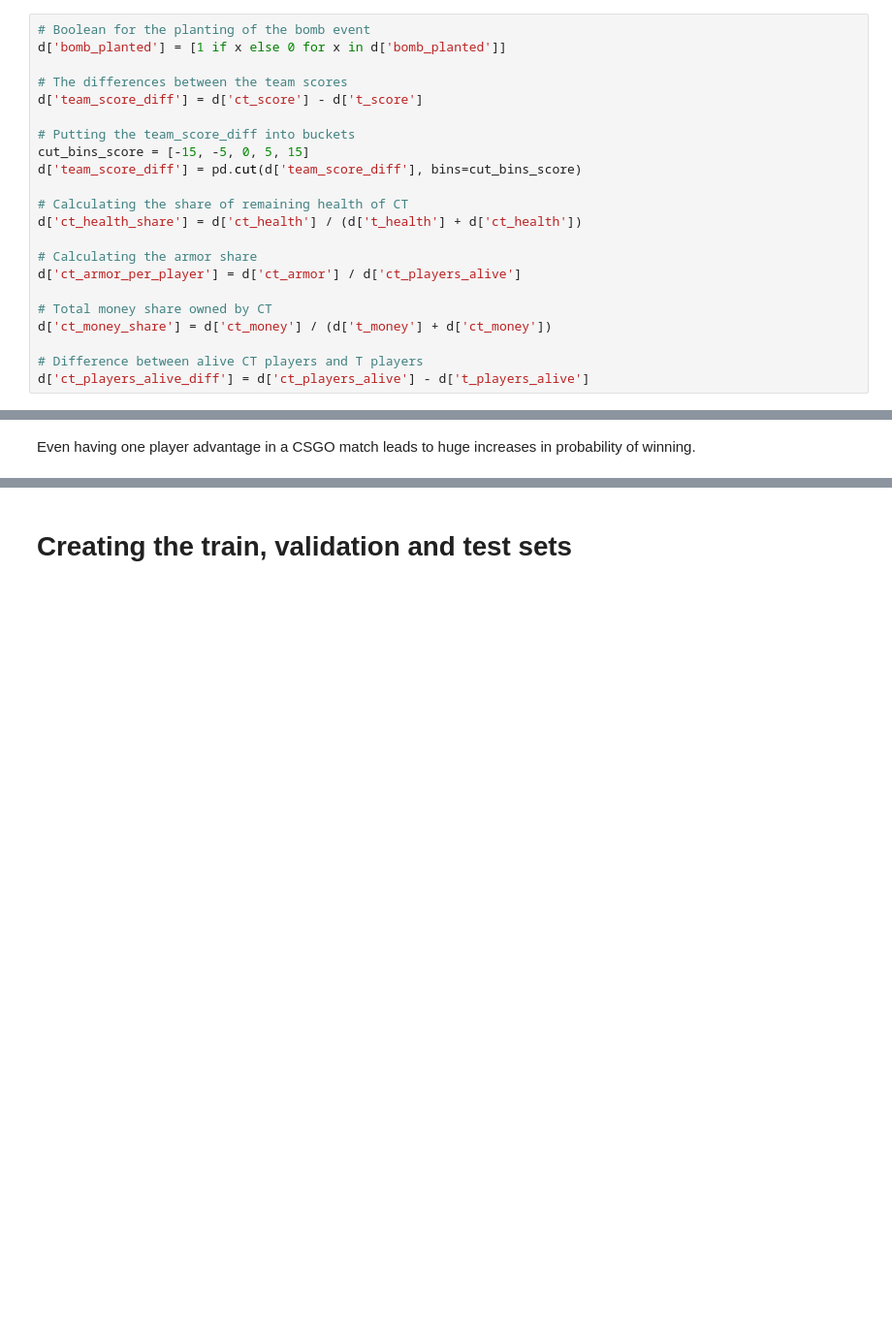
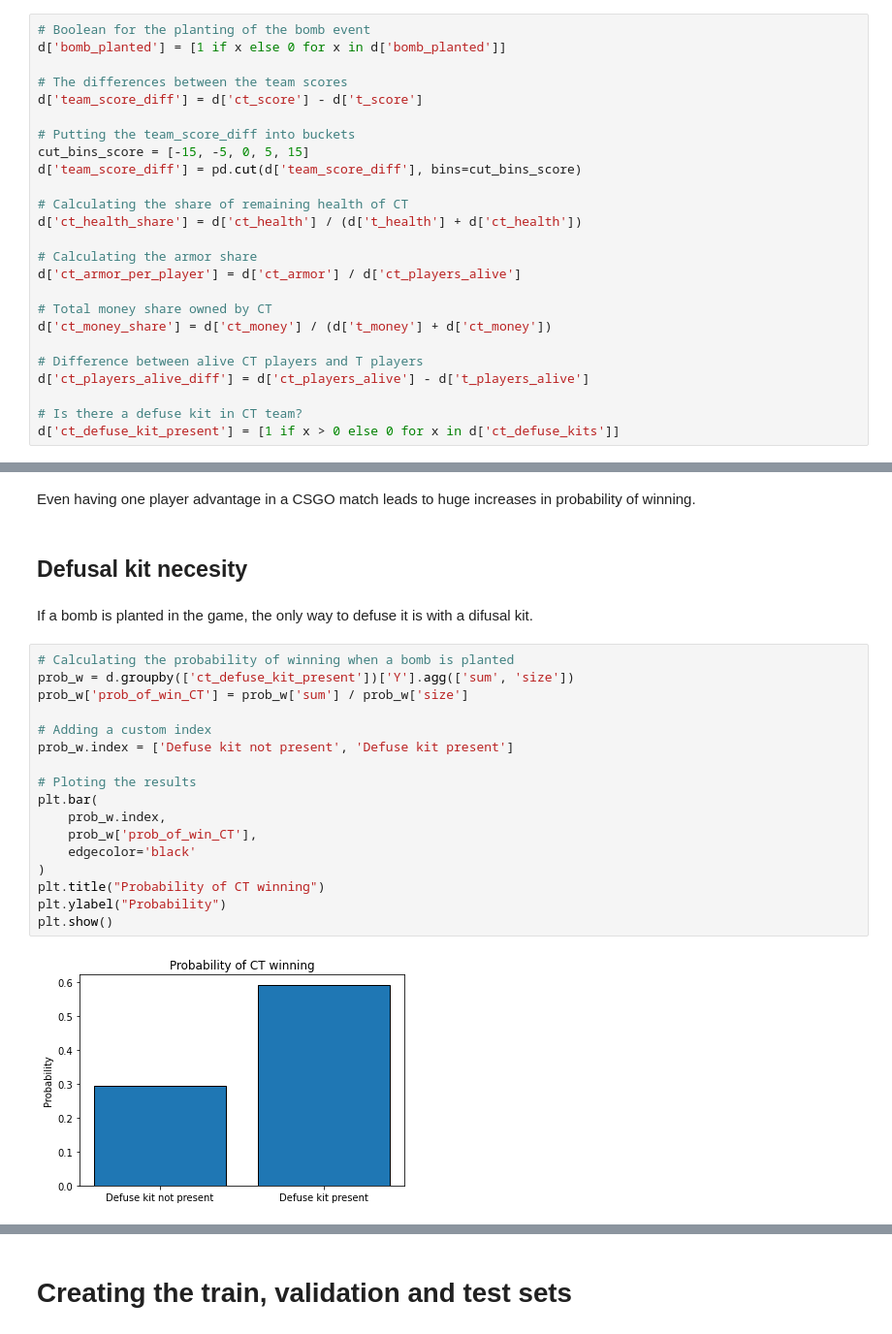
Before and after one commit to Eligijus112/api-book, a Jupyter notebook: api-book/chapter-1-intro/machine-learning-model.ipynb, the cells around one changed output, grey strips where cells are left out. Shown: that part at 97% size. Drawn from its saved outputs; the diff is of its cells as text; blank space fills up the shorter version.

```diff
--- a/api-book/chapter-1-intro/machine-learning-model.ipynb
+++ b/api-book/chapter-1-intro/machine-learning-model.ipynb
@@ -167,6 +180,9 @@ d['ct_money_share'] = d['ct_money'] / (d['t_money'] + d['ct_money'])
 
 # Difference between alive CT players and T players
 d['ct_players_alive_diff'] = d['ct_players_alive'] - d['t_players_alive']
+
+# Is there a defuse kit in CT team?
+d['ct_defuse_kit_present'] = [1 if x > 0 else 0 for x in d['ct_defuse_kits']]
 # %% [markdown]
 # Explanatory Data Analysis
 # %% [markdown]
@@ -366,3 +379,26 @@ plt.show()
 [figure]
 # %% [markdown]
 Even having one player advantage in a CSGO match leads to huge increases in probability of winning.
+# %% [markdown]
+## Defusal kit necesity
+# %% [markdown]
+If a bomb is planted in the game, the only way to defuse it is with a difusal kit.
+# %%
+# Calculating the probability of winning when a bomb is planted
+prob_w = d.groupby(['ct_defuse_kit_present'])['Y'].agg(['sum', 'size'])
+prob_w['prob_of_win_CT'] = prob_w['sum'] / prob_w['size']
+
+# Adding a custom index
+prob_w.index = ['Defuse kit not present', 'Defuse kit present']
+
+# Ploting the results
+plt.bar(
+    prob_w.index,
+    prob_w['prob_of_win_CT'],
+    edgecolor='black'
+)
+plt.title("Probability of CT winning")
+plt.ylabel("Probability")
+plt.show()
+# %% [output]
+[figure, added]
```
Also changed, not shown: parts of 45 cells of this notebook, 1 other file.
